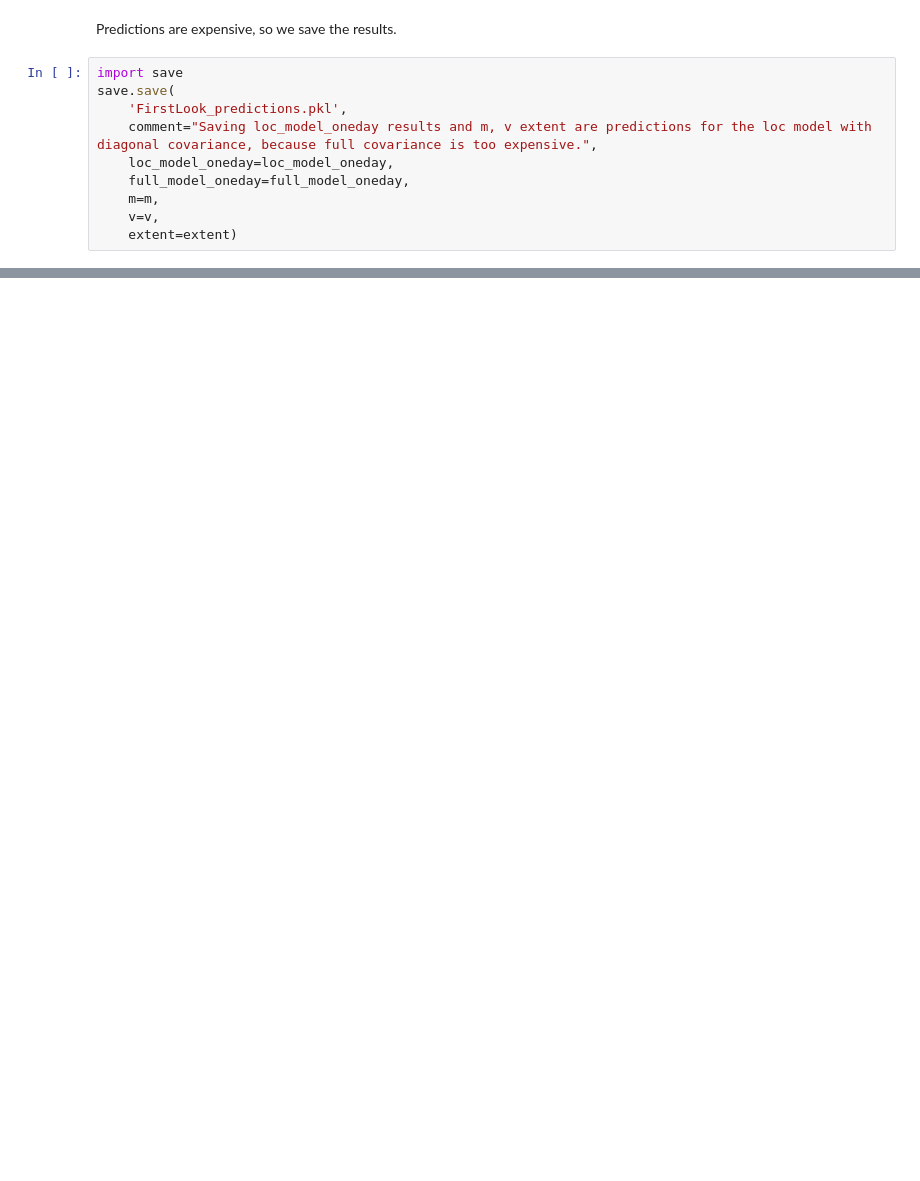
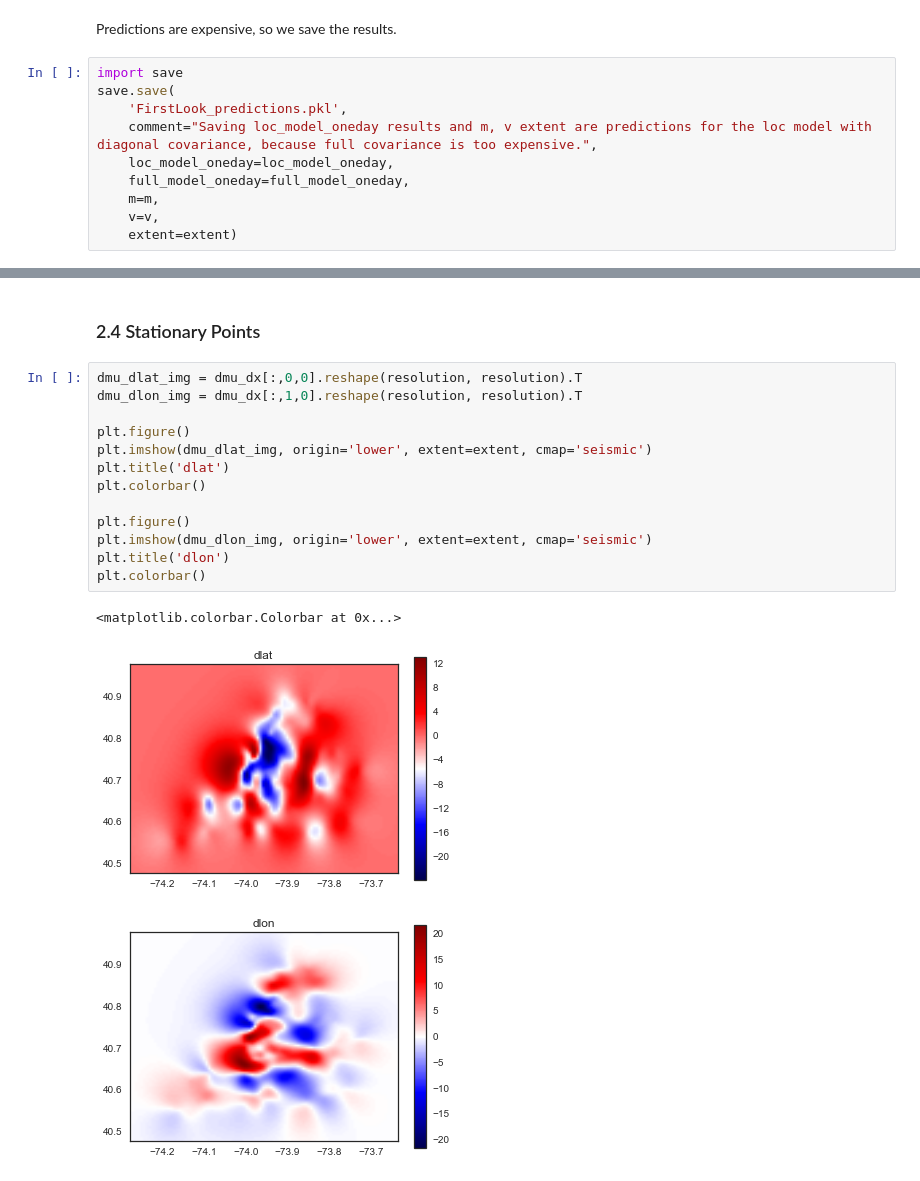
Before and after one commit to kuitang/airbnb_viz, a Jupyter notebook: FirstLook.ipynb, the cells around one changed output, grey strips where cells are left out. Drawn from its saved outputs; the diff is of its cells as text; blank space fills up the shorter version.

```diff
--- a/FirstLook.ipynb
+++ b/FirstLook.ipynb
@@ -753,0 +793,19 @@ m_img, v_img, sample_imgs, anim = plot_imgmaps(m, v, resolution, extent, boros_e
+# %% [markdown]
+### 2.4 Stationary Points
+# %%
+dmu_dlat_img = dmu_dx[:,0,0].reshape(resolution, resolution).T
+dmu_dlon_img = dmu_dx[:,1,0].reshape(resolution, resolution).T
+
+plt.figure()
+plt.imshow(dmu_dlat_img, origin='lower', extent=extent, cmap='seismic')
+plt.title('dlat')
+plt.colorbar()
+
+plt.figure()
+plt.imshow(dmu_dlon_img, origin='lower', extent=extent, cmap='seismic')
+plt.title('dlon')
+plt.colorbar()
+# %% [output]
+<matplotlib.colorbar.Colorbar at 0x...>
+[figure, added]
+[figure, added]
```
Also changed, not shown: parts of 33 cells of this notebook, 3 other files.
